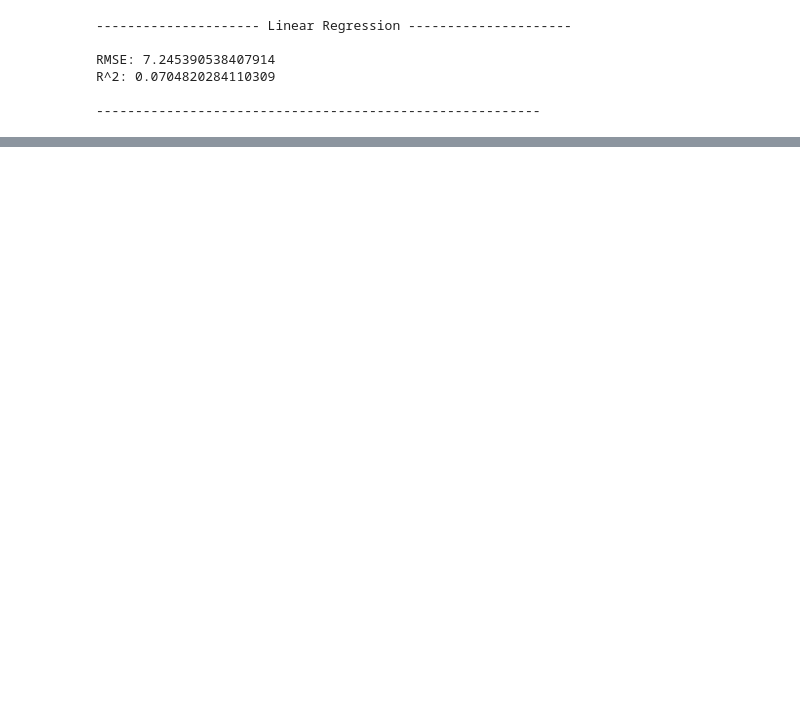
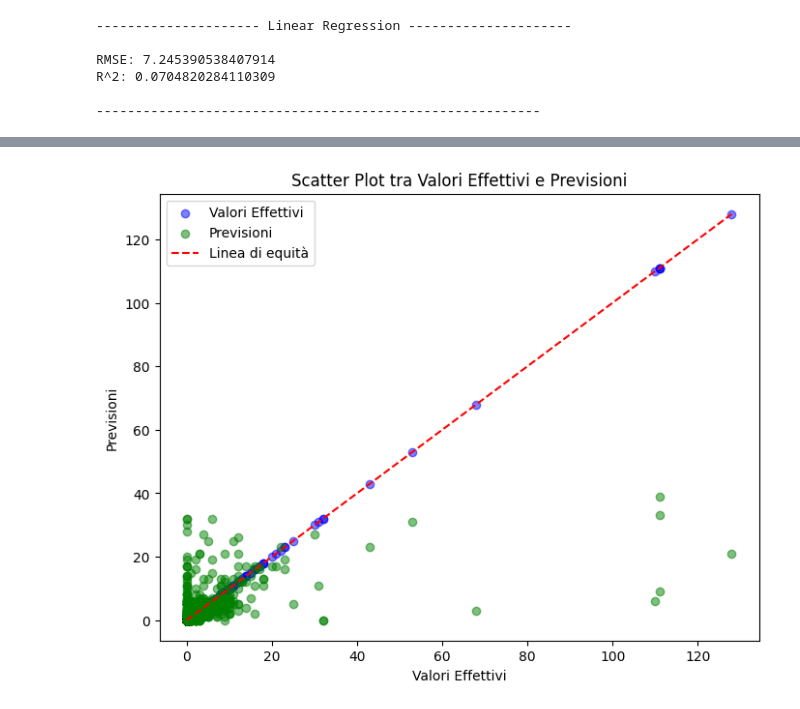
Before and after one commit to Giuto01/TrainDelay-project, a Jupyter notebook: machine_learning/regression.ipynb, the cells around one changed output, grey strips where cells are left out. Saved outputs shown, nothing was run; the diff lists cells and outputs as text; code cells hidden in the pictures; blank space fills up the shorter version.

```diff
--- a/machine_learning/regression.ipynb
+++ b/machine_learning/regression.ipynb
@@ -83,0 +114,17 @@ R^2: 0.5727465318997378
+# %%
+# Crea un grafico di dispersione tra valori effettivi e previsioni
+import matplotlib.pyplot as plt
+# Crea un grafico di dispersione con colori diversi per previsioni e valori effettivi
+plt.figure(figsize=(8, 6))
+plt.scatter(test["delay"].values, test["delay"].values, alpha=0.5, label="Valori Effettivi", color='blue')
+plt.scatter(test["delay"].values, y_preddd, alpha=0.5, label="Previsioni", color='green')
+plt.plot([min(test["delay"].values), max(test["delay"].values)], [min(test["delay"].values), max(test["delay"].values)], color='red', linestyle='--', label="Linea di equità")
+plt.xlabel("Valori Effettivi")
+plt.ylabel("Previsioni")
+plt.title("Scatter Plot tra Valori Effettivi e Previsioni")
+plt.legend()
+
+# Visualizza il grafico
+plt.show()
+# %% [output]
+[figure, added]
```
Also changed, not shown: parts of 12 cells of this notebook, 2 other files.
